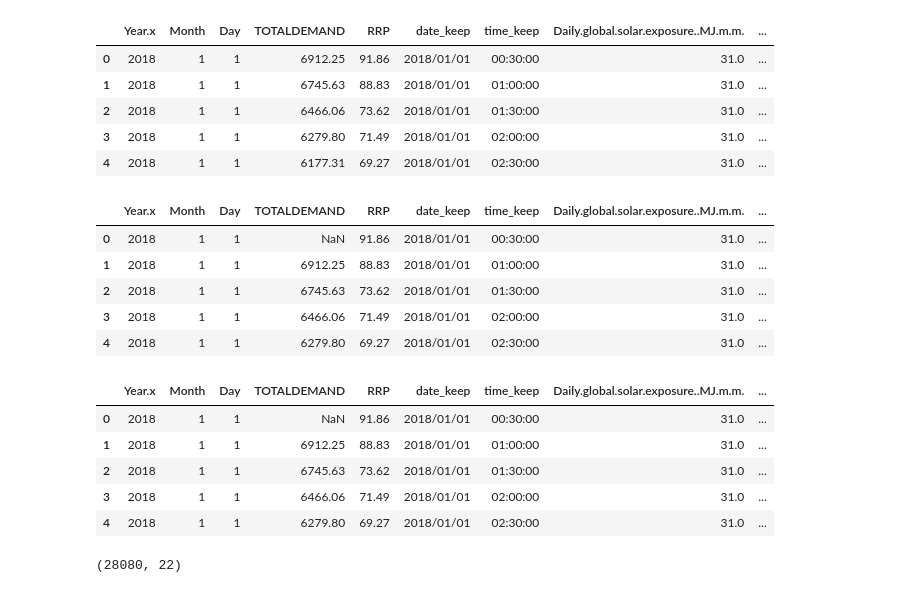
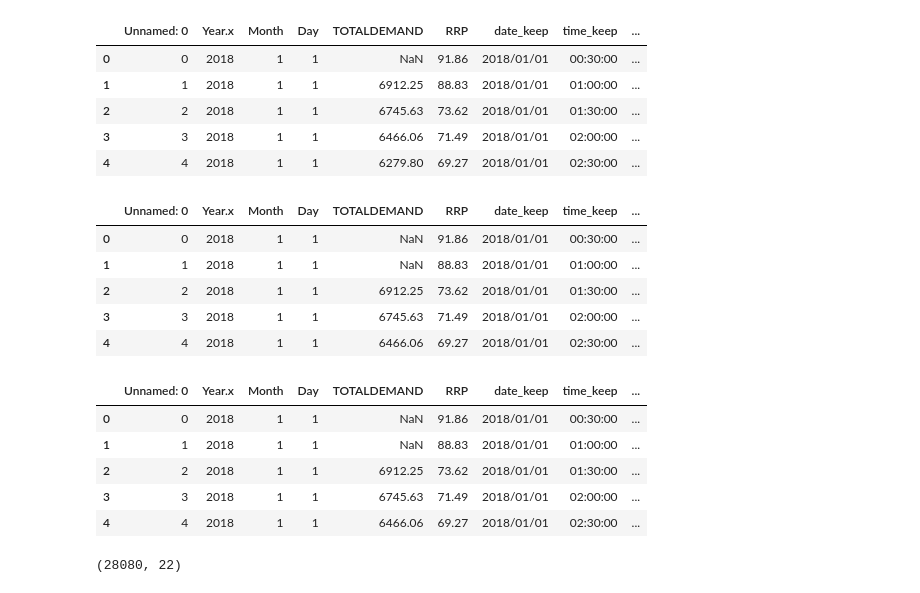
Before and after one commit to DonaldTurton/AT2_Advanced_Data_Algorithms, a Jupyter notebook: AT2_GetData.ipynb, the cells around one changed output. Drawn from its saved outputs; the diff is of its cells as text; code cells hidden in the pictures.

```diff
--- a/AT2_GetData.ipynb
+++ b/AT2_GetData.ipynb
@@ -15,27 +15,27 @@ from sklearn.model_selection import train_test_split
 from sklearn.preprocessing import Imputer
 # %%
 # Read csv
-url = 'https://raw.githubusercontent.com/DonaldTurton/AT2_Advanced_Data_Algorithms/master/adaa_data.csv'
+url = 'https://raw.githubusercontent.com/DonaldTurton/AT2_Advanced_Data_Algorithms/master/Clean_Data.csv'
 data = pd.read_csv(url)
 data.head()
 # %% [output]
-|  | Year.x | Month | Day | TOTALDEMAND | RRP | date_keep | time_keep | Daily.global.solar.exposure..MJ.m.m. | ... |
-| 0 | 2018 | 1 | 1 | 6912.25 | 91.86 | 2018/01/01 | 00:30:00 | 31.0 | ... |
-| 1 | 2018 | 1 | 1 | 6745.63 | 88.83 | 2018/01/01 | 01:00:00 | 31.0 | ... |
-| 2 | 2018 | 1 | 1 | 6466.06 | 73.62 | 2018/01/01 | 01:30:00 | 31.0 | ... |
-| 3 | 2018 | 1 | 1 | 6279.80 | 71.49 | 2018/01/01 | 02:00:00 | 31.0 | ... |
-| 4 | 2018 | 1 | 1 | 6177.31 | 69.27 | 2018/01/01 | 02:30:00 | 31.0 | ... |
+|  | Unnamed: 0 | Year.x | Month | Day | TOTALDEMAND | RRP | date_keep | time_keep | ... |
+| 0 | 0 | 2018 | 1 | 1 | NaN | 91.86 | 2018/01/01 | 00:30:00 | ... |
+| 1 | 1 | 2018 | 1 | 1 | 6912.25 | 88.83 | 2018/01/01 | 01:00:00 | ... |
+| 2 | 2 | 2018 | 1 | 1 | 6745.63 | 73.62 | 2018/01/01 | 01:30:00 | ... |
+| 3 | 3 | 2018 | 1 | 1 | 6466.06 | 71.49 | 2018/01/01 | 02:00:00 | ... |
+| 4 | 4 | 2018 | 1 | 1 | 6279.80 | 69.27 | 2018/01/01 | 02:30:00 | ... |
 # %%
 # LAGG Total Demand by 30 mins
 data['TOTALDEMAND'] = data['TOTALDEMAND'].shift(1)
 data.head()
 # %% [output]
-|  | Year.x | Month | Day | TOTALDEMAND | RRP | date_keep | time_keep | Daily.global.solar.exposure..MJ.m.m. | ... |
-| 0 | 2018 | 1 | 1 | NaN | 91.86 | 2018/01/01 | 00:30:00 | 31.0 | ... |
-| 1 | 2018 | 1 | 1 | 6912.25 | 88.83 | 2018/01/01 | 01:00:00 | 31.0 | ... |
-| 2 | 2018 | 1 | 1 | 6745.63 | 73.62 | 2018/01/01 | 01:30:00 | 31.0 | ... |
-| 3 | 2018 | 1 | 1 | 6466.06 | 71.49 | 2018/01/01 | 02:00:00 | 31.0 | ... |
-| 4 | 2018 | 1 | 1 | 6279.80 | 69.27 | 2018/01/01 | 02:30:00 | 31.0 | ... |
+|  | Unnamed: 0 | Year.x | Month | Day | TOTALDEMAND | RRP | date_keep | time_keep | ... |
+| 0 | 0 | 2018 | 1 | 1 | NaN | 91.86 | 2018/01/01 | 00:30:00 | ... |
+| 1 | 1 | 2018 | 1 | 1 | NaN | 88.83 | 2018/01/01 | 01:00:00 | ... |
+| 2 | 2 | 2018 | 1 | 1 | 6912.25 | 73.62 | 2018/01/01 | 01:30:00 | ... |
+| 3 | 3 | 2018 | 1 | 1 | 6745.63 | 71.49 | 2018/01/01 | 02:00:00 | ... |
+| 4 | 4 | 2018 | 1 | 1 | 6466.06 | 69.27 | 2018/01/01 | 02:30:00 | ... |
 # %%
 # Update the moving average variables
 
@@ -57,12 +57,12 @@ data.price_mov_avg_2hr = data.lagprice.rolling(window=4).mean()
 
 data.head()
 # %% [output]
-|  | Year.x | Month | Day | TOTALDEMAND | RRP | date_keep | time_keep | Daily.global.solar.exposure..MJ.m.m. | ... |
-| 0 | 2018 | 1 | 1 | NaN | 91.86 | 2018/01/01 | 00:30:00 | 31.0 | ... |
-| 1 | 2018 | 1 | 1 | 6912.25 | 88.83 | 2018/01/01 | 01:00:00 | 31.0 | ... |
-| 2 | 2018 | 1 | 1 | 6745.63 | 73.62 | 2018/01/01 | 01:30:00 | 31.0 | ... |
-| 3 | 2018 | 1 | 1 | 6466.06 | 71.49 | 2018/01/01 | 02:00:00 | 31.0 | ... |
-| 4 | 2018 | 1 | 1 | 6279.80 | 69.27 | 2018/01/01 | 02:30:00 | 31.0 | ... |
+|  | Unnamed: 0 | Year.x | Month | Day | TOTALDEMAND | RRP | date_keep | time_keep | ... |
+| 0 | 0 | 2018 | 1 | 1 | NaN | 91.86 | 2018/01/01 | 00:30:00 | ... |
+| 1 | 1 | 2018 | 1 | 1 | NaN | 88.83 | 2018/01/01 | 01:00:00 | ... |
+| 2 | 2 | 2018 | 1 | 1 | 6912.25 | 73.62 | 2018/01/01 | 01:30:00 | ... |
+| 3 | 3 | 2018 | 1 | 1 | 6745.63 | 71.49 | 2018/01/01 | 02:00:00 | ... |
+| 4 | 4 | 2018 | 1 | 1 | 6466.06 | 69.27 | 2018/01/01 | 02:30:00 | ... |
 # %%
 # Exploring the data set
 data.shape
```
Also changed, not shown: parts of 17 cells of this notebook.
